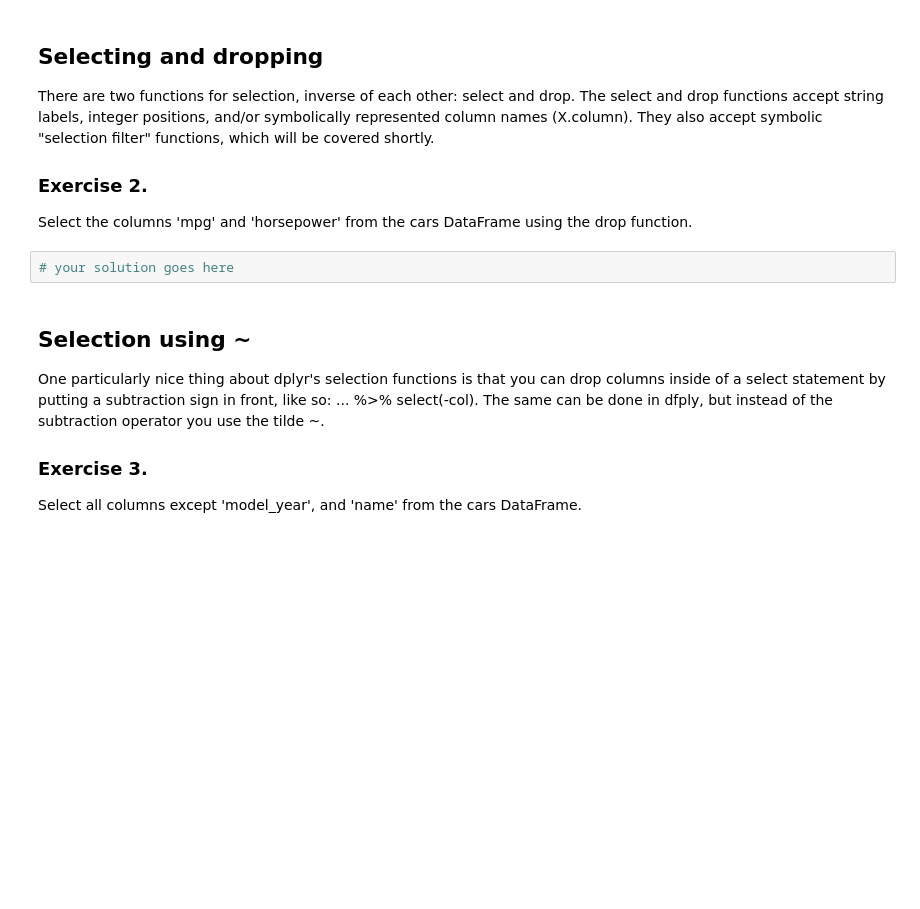
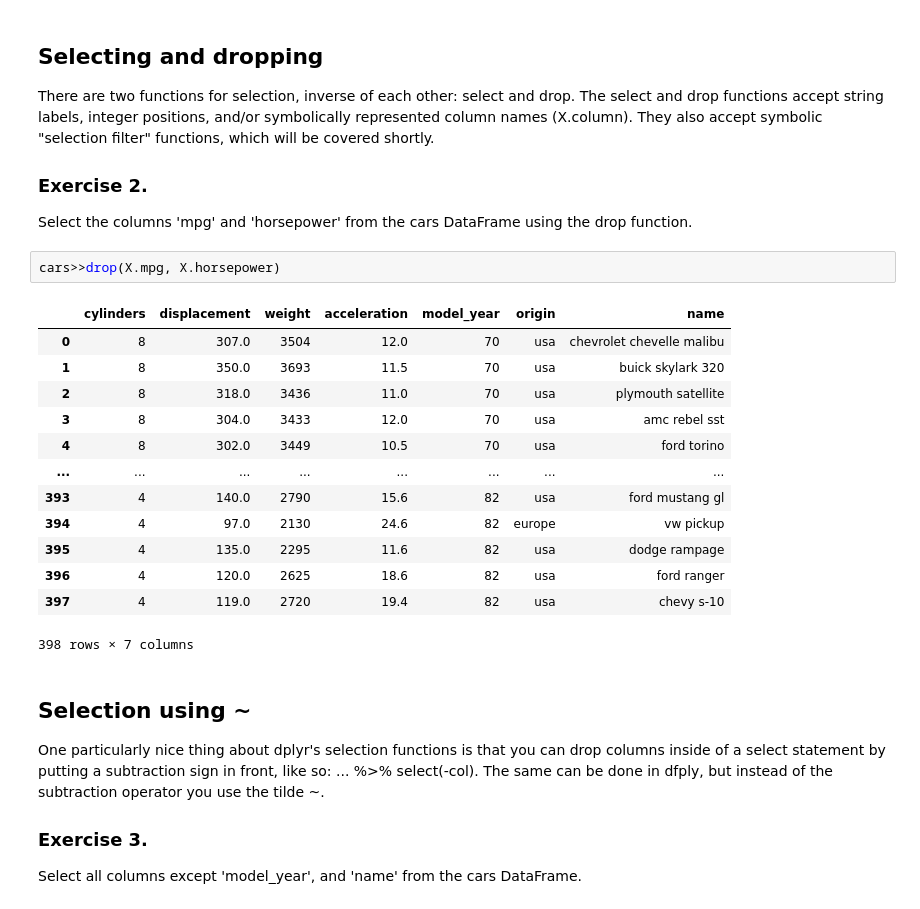
Before and after one commit to MartaKotowska/reports, a Jupyter notebook: Report1.ipynb, the cells around one changed output. Cells and saved outputs as stored; diff of their text form; blank space fills up the shorter version.

```diff
--- a/Report1.ipynb
+++ b/Report1.ipynb
@@ -45,8 +59,22 @@ There are two functions for selection, inverse of each other: select and drop. T
 ### Exercise 2.
 
 Select the columns 'mpg' and 'horsepower' from the cars DataFrame using the drop function.
-# %%
-# your solution goes here
+# %%
+cars>>drop(X.mpg, X.horsepower)
+# %% [output]
+|  | cylinders | displacement | weight | acceleration | model_year | origin | name |
+| 0 | 8 | 307.0 | 3504 | 12.0 | 70 | usa | chevrolet chevelle malibu |
+| 1 | 8 | 350.0 | 3693 | 11.5 | 70 | usa | buick skylark 320 |
+| 2 | 8 | 318.0 | 3436 | 11.0 | 70 | usa | plymouth satellite |
+| 3 | 8 | 304.0 | 3433 | 12.0 | 70 | usa | amc rebel sst |
+| 4 | 8 | 302.0 | 3449 | 10.5 | 70 | usa | ford torino |
+| ... | ... | ... | ... | ... | ... | ... | ... |
+| 393 | 4 | 140.0 | 2790 | 15.6 | 82 | usa | ford mustang gl |
+| 394 | 4 | 97.0 | 2130 | 24.6 | 82 | europe | vw pickup |
+| 395 | 4 | 135.0 | 2295 | 11.6 | 82 | usa | dodge rampage |
+| 396 | 4 | 120.0 | 2625 | 18.6 | 82 | usa | ford ranger |
+| 397 | 4 | 119.0 | 2720 | 19.4 | 82 | usa | chevy s-10 |
+398 rows × 7 columns
 # %% [markdown]
 ## Selection using \~
 
```
Also changed, not shown: parts of 14 cells of this notebook.
